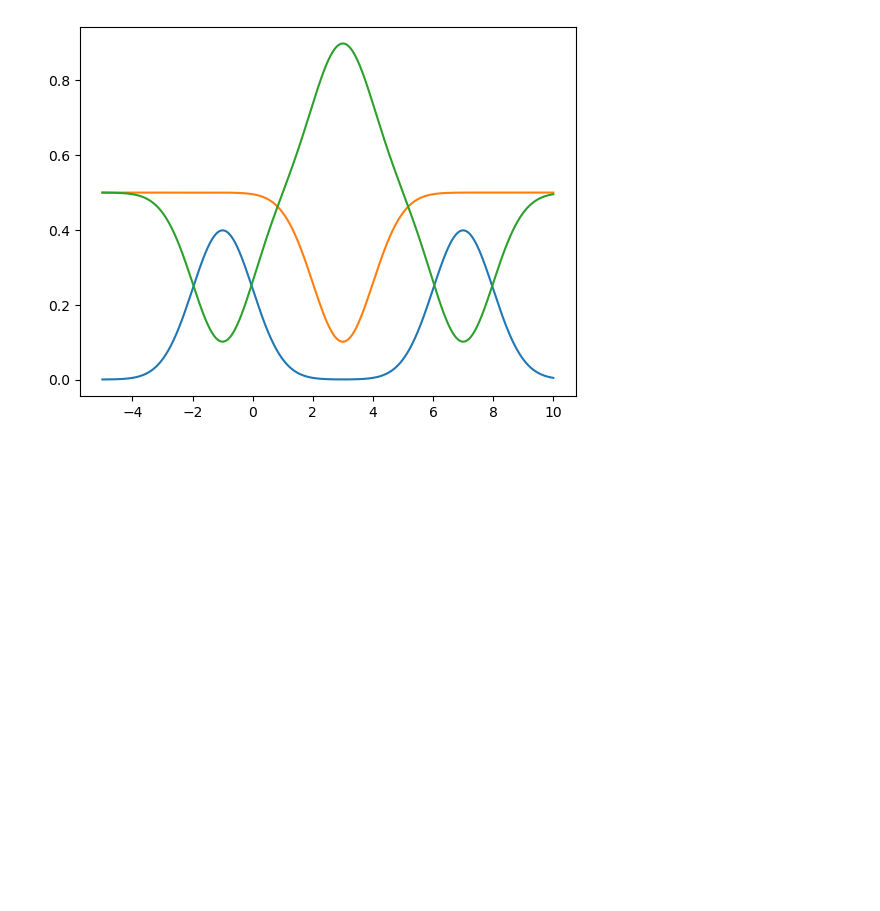
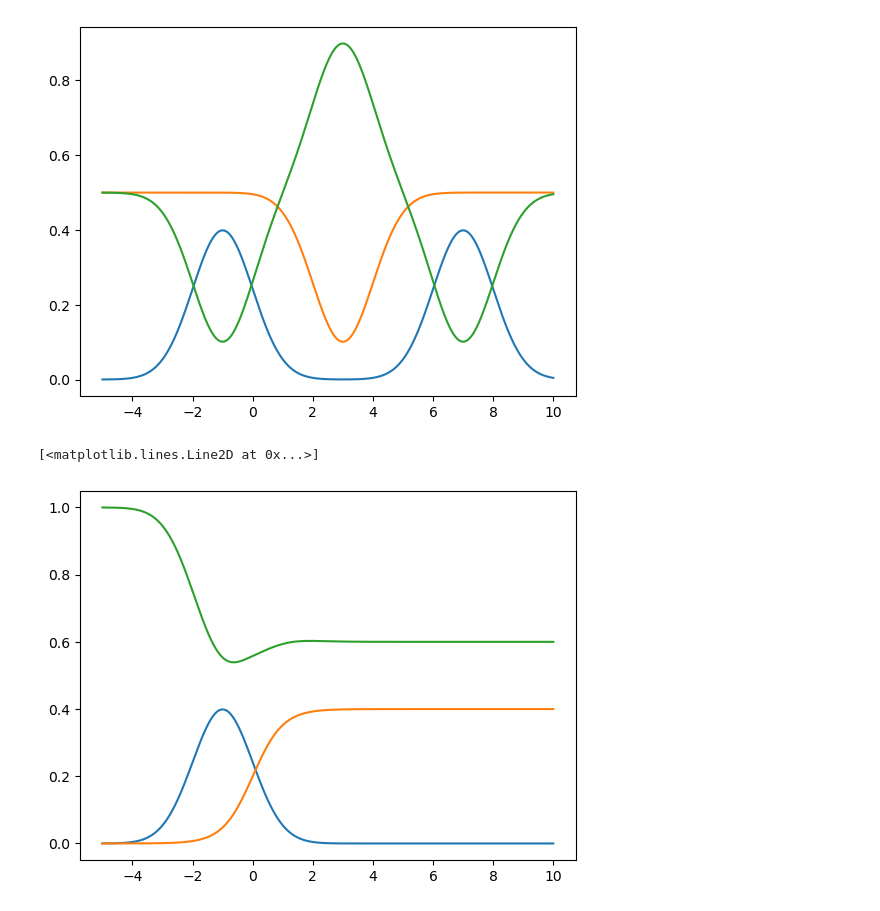
Before and after one commit to sdebesai7/second_order_rxn_nets, a Jupyter notebook: testing_networks.ipynb, the cells around one changed output. Drawn from its saved outputs; the diff is of its cells as text; code cells hidden in the pictures; blank space fills up the shorter version.

```diff
--- a/testing_networks.ipynb
+++ b/testing_networks.ipynb
@@ -164,3 +171,12 @@ plt.plot(x, 1-(-norm.pdf(x, 3, np.sqrt(1))+0.5)-mixture_profile)
 # %% [output]
 [<matplotlib.lines.Line2D at 0x...>]
 [figure]
+# %%
+x=np.linspace(-5, 10, 1000)
+mean1, var1=-1, 1
+plt.plot(x, norm.pdf(x, mean1, np.sqrt(var1)))
+plt.plot(x, 0.2*(1+np.tanh(x)))
+plt.plot(x, 1-norm.pdf(x, mean1, np.sqrt(var1))-0.2*(1+np.tanh(x)))
+# %% [output]
+[<matplotlib.lines.Line2D at 0x...>]
+[figure, added]
```
Also changed, not shown: parts of 19 cells of this notebook, 5 other files.
